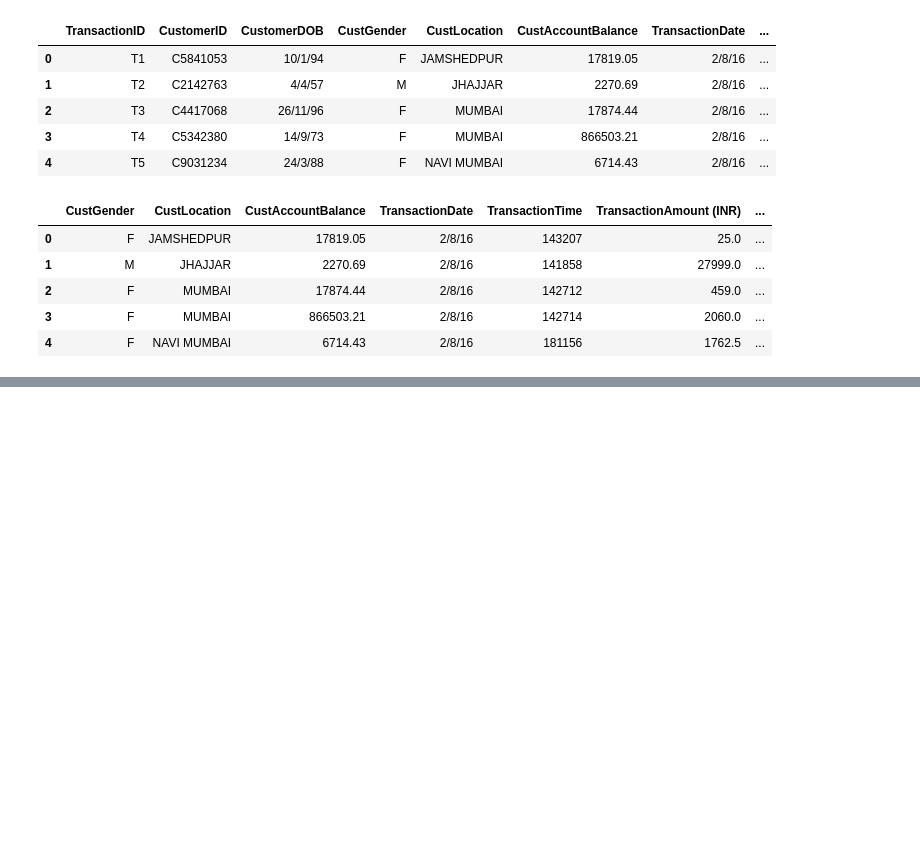
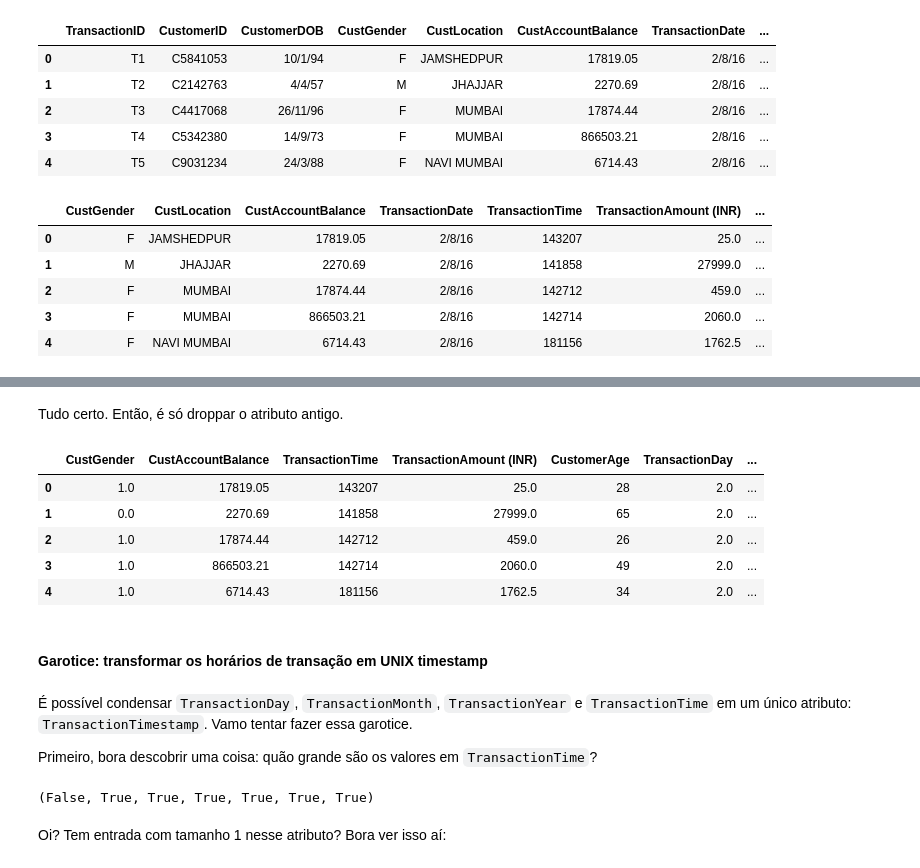
Before and after one commit to tremefabris/am-t2, a Jupyter notebook: bank-transactions-exploration.ipynb, the cells around one changed output, grey strips where cells are left out. Saved outputs shown, nothing was run; the diff lists cells and outputs as text; code cells hidden in the pictures; blank space fills up the shorter version.

```diff
--- a/bank-transactions-exploration.ipynb
+++ b/bank-transactions-exploration.ipynb
@@ -186,0 +257,4 @@ df.head(5)
+# %%
+df['TransactionDay'] = df['TransactionDay'].astype('float64')
+df['TransactionMonth'] = df['TransactionMonth'].astype('float64')
+df['TransactionYear'] = df['TransactionYear'].astype('float64')
@@ -186,0 +269,26 @@ df.head(5)
+# %% [markdown]
+Tudo certo. Então, é só droppar o atributo antigo.
+# %%
+df.drop(columns='TransactionDate', inplace=True)
+df.head(5)
+# %% [output]
+|  | CustGender | CustAccountBalance | TransactionTime | TransactionAmount (INR) | CustomerAge | TransactionDay | ... |
+| 0 | 1.0 | 17819.05 | 143207 | 25.0 | 28 | 2.0 | ... |
+| 1 | 0.0 | 2270.69 | 141858 | 27999.0 | 65 | 2.0 | ... |
+| 2 | 1.0 | 17874.44 | 142712 | 459.0 | 26 | 2.0 | ... |
+| 3 | 1.0 | 866503.21 | 142714 | 2060.0 | 49 | 2.0 | ... |
+| 4 | 1.0 | 6714.43 | 181156 | 1762.5 | 34 | 2.0 | ... |
+# %% [markdown]
+#### Garotice: transformar os horários de transação em UNIX timestamp
+# %% [markdown]
+É possível condensar `TransactionDay`, `TransactionMonth`, `TransactionYear` e `TransactionTime` em um único atributo: `TransactionTimestamp`. Vamo tentar fazer essa garotice.
+
+Primeiro, bora descobrir uma coisa: quão grande são os valores em `TransactionTime`?
+# %%
+aux = df['TransactionTime'].apply(lambda x: len(str(x)))
+(aux == 7).any(), (aux == 6).any(), (aux == 5).any(), (aux == 4).any(), \
+                  (aux == 3).any(), (aux == 2).any(), (aux == 1).any()
+# %% [output]
+(False, True, True, True, True, True, True)
+# %% [markdown]
+Oi? Tem entrada com tamanho 1 nesse atributo? Bora ver isso aí:
```
Also changed, not shown: parts of 28 cells of this notebook.
